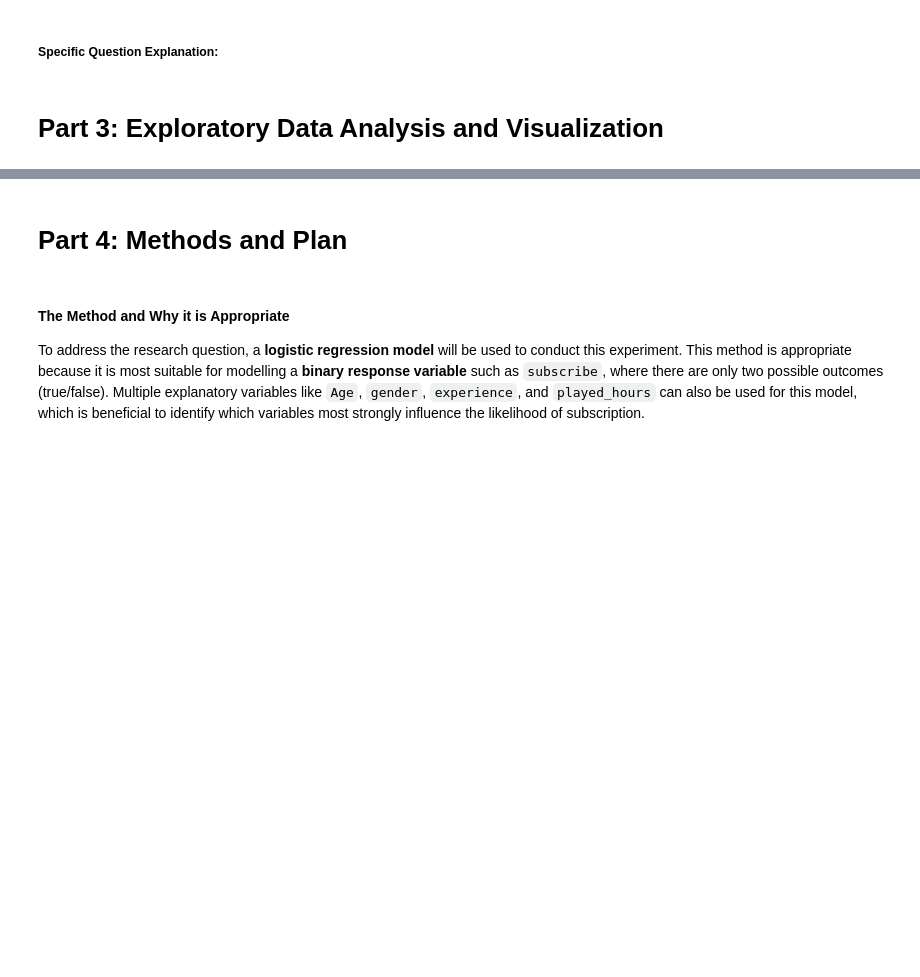
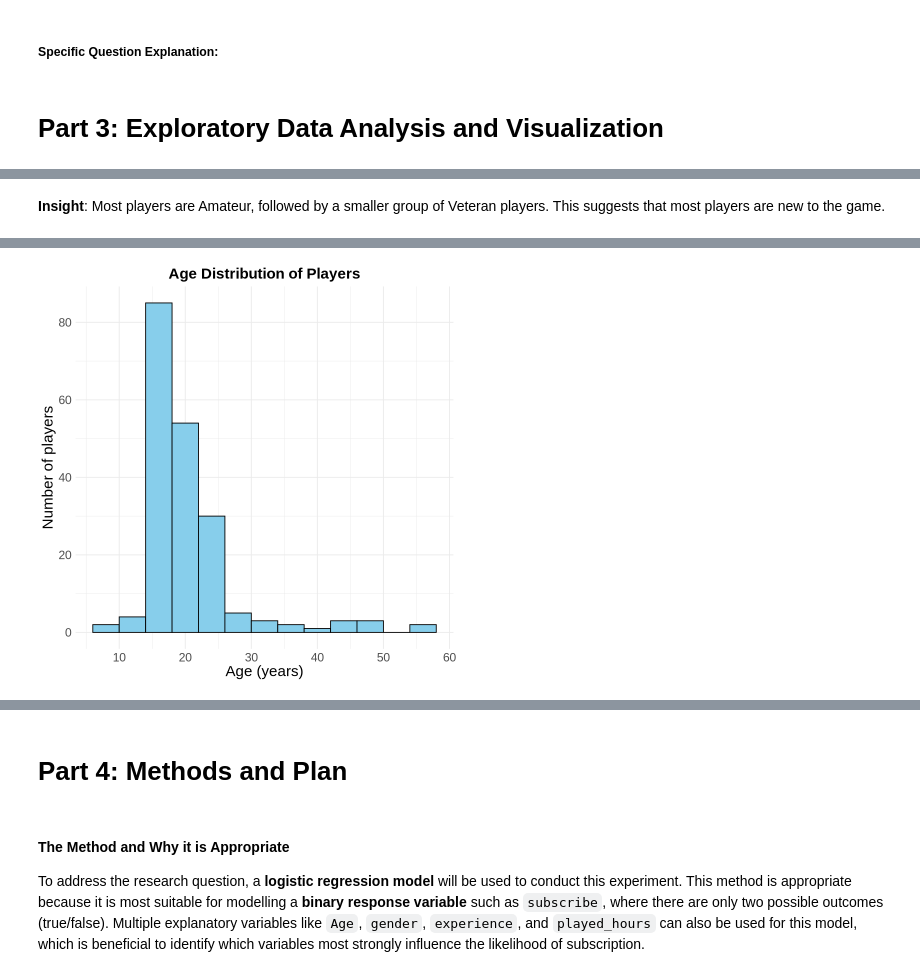
Before and after one commit to christineewuu/Individual-Project, a Jupyter notebook: Individual Project.ipynb, the cells around one changed output, grey strips where cells are left out. Drawn from its saved outputs; the diff is of its cells as text; code cells hidden in the pictures; blank space fills up the shorter version.

```diff
--- a/Individual Project.ipynb
+++ b/Individual Project.ipynb
@@ -97,0 +157,17 @@ Can demographic and gameplay-related features like `Age`, `gender`, `experience`
+# %% [markdown]
+**Insight**: Most players are Amateur, followed by a smaller group of Veteran players. This suggests that most players are new to the game.
+# %%
+#Histogram of Age Distribution
+age_plot <- ggplot(players, aes(x = Age)) +
+    geom_histogram(binwidth = 4, fill = "skyblue", color = "black") +
+    labs(
+        title = "Age Distribution of Players",
+        x = "Age (years)",
+        y = "Number of players"
+        ) +
+    theme_minimal() +
+    theme(text = element_text(size = 18),
+         plot.title = element_text(size = 18, face = "bold", hjust = 0.5),
+          )
+age_plot
+# %% [output]
@@ -97,0 +176 @@ Can demographic and gameplay-related features like `Age`, `gender`, `experience`
+[figure, added]
```
Also changed, not shown: parts of 13 cells of this notebook.
